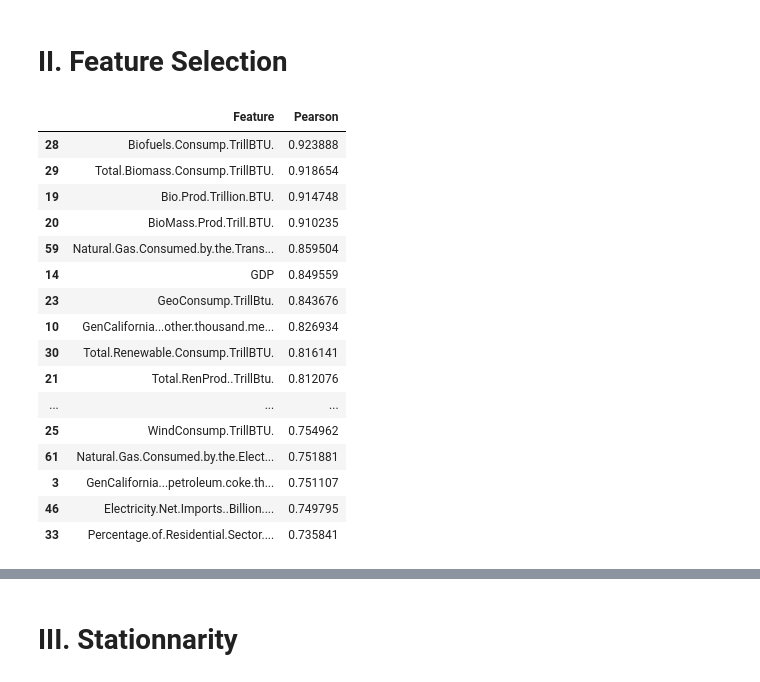
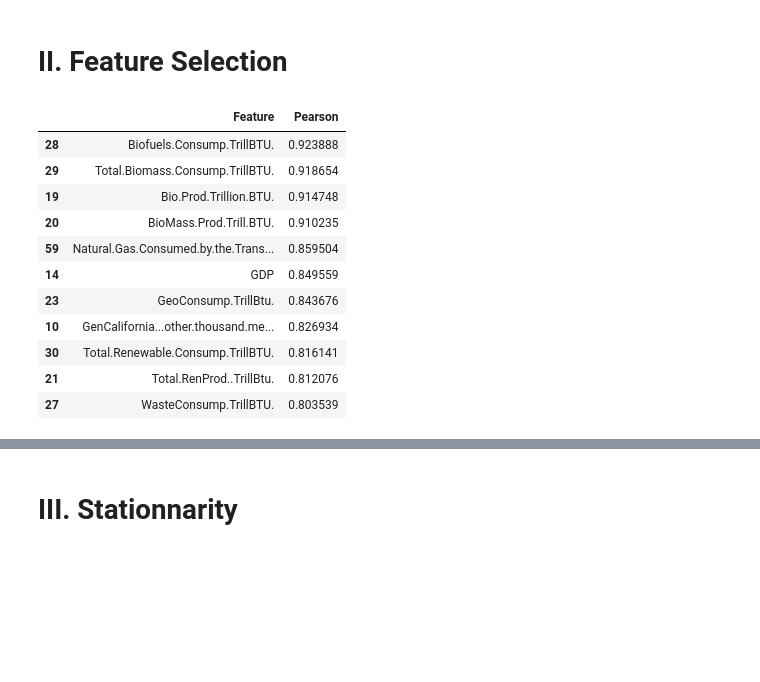
Before and after one commit to negarfazeli/energy-prediction, a Jupyter notebook: Ahmed/ARIMA & S-ARIMA.ipynb, the cells around one changed output, grey strips where cells are left out. Drawn from its saved outputs; the diff is of its cells as text; code cells hidden in the pictures; blank space fills up the shorter version.

```diff
--- a/Ahmed/ARIMA & S-ARIMA.ipynb
+++ b/Ahmed/ARIMA & S-ARIMA.ipynb
@@ -8,5 +8,5 @@ import matplotlib.pyplot as plt
 # %% [markdown]
 # I. data importation and wrangling
 # %%
-df = pd.read_csv('Data/final.csv')
+raw_df = pd.read_csv('../final.csv')
 # %%
@@ -30,6 +30,7 @@ def modify_data(s):
         s = s[:4]+'200'+s[4:]
     return(s)
 # %%
+df = raw_df
 df['Month'] = df['Month'].apply(modify_data)
 df.head()
 # %% [output]
@@ -79,33 +80,28 @@ array(['GenCalifornia...all.fuels..utility.scale..thousand.megawatthours',
 # %%
 from scipy.stats import pearsonr
 df_new = df.drop(['Month',
                   'Average.Retail.Price.of.Electricity..Residential..Cents.per.Kilowatthour...Including.Taxes.',
                   'Average.Retail.Price.of.Electricity..Commercial..Cents.per.Kilowatthour...Including.Taxes.',
                   'Average.Retail.Price.of.Electricity..Industrial..Cents.per.Kilowatthour...Including.Taxes.',
                   'Average.Retail.Price.of.Electricity..Transportation..Cents.per.Kilowatthour...Including.Taxes.',
                   'Average.Retail.Price.of.Electricity..Total..Cents.per.Kilowatthour...Including.Taxes.'], axis=1)
 Feature = df_new.columns.values
 Pearson = []
 for var in df_new.columns.values:
     Pearson = Pearson + [abs(pearsonr(y,df[var])[0])]
 Pearson_Coef = pd.DataFrame({'Feature': Feature, 'Pearson':Pearson})
-Pearson_Coef = Pearson_Coef[Pearson_Coef['Pearson'] >= 0.7].sort_values(ascending=False,axis=0, by = 'Pearson')
+Pearson_Coef = Pearson_Coef[Pearson_Coef['Pearson'] >= 0.8].sort_values(ascending=False,axis=0, by = 'Pearson')
 Pearson_Coef
 # %% [output]
 |  | Feature | Pearson |
 | 28 | Biofuels.Consump.TrillBTU. | 0.923888 |
 | 29 | Total.Biomass.Consump.TrillBTU. | 0.918654 |
 | 19 | Bio.Prod.Trillion.BTU. | 0.914748 |
 | 20 | BioMass.Prod.Trill.BTU. | 0.910235 |
 | 59 | Natural.Gas.Consumed.by.the.Trans... | 0.859504 |
 | 14 | GDP | 0.849559 |
 | 23 | GeoConsump.TrillBtu. | 0.843676 |
 | 10 | GenCalifornia...other.thousand.me... | 0.826934 |
 | 30 | Total.Renewable.Consump.TrillBTU. | 0.816141 |
 | 21 | Total.RenProd..TrillBtu. | 0.812076 |
-| ... | ... | ... |
-| 25 | WindConsump.TrillBTU. | 0.754962 |
-| 61 | Natural.Gas.Consumed.by.the.Elect... | 0.751881 |
-| 3 | GenCalifornia...petroleum.coke.th... | 0.751107 |
-| 46 | Electricity.Net.Imports..Billion.... | 0.749795 |
-| 33 | Percentage.of.Residential.Sector.... | 0.735841 |
+| 27 | WasteConsump.TrillBTU. | 0.803539 |
```
Also changed, not shown: parts of 45 cells of this notebook.
